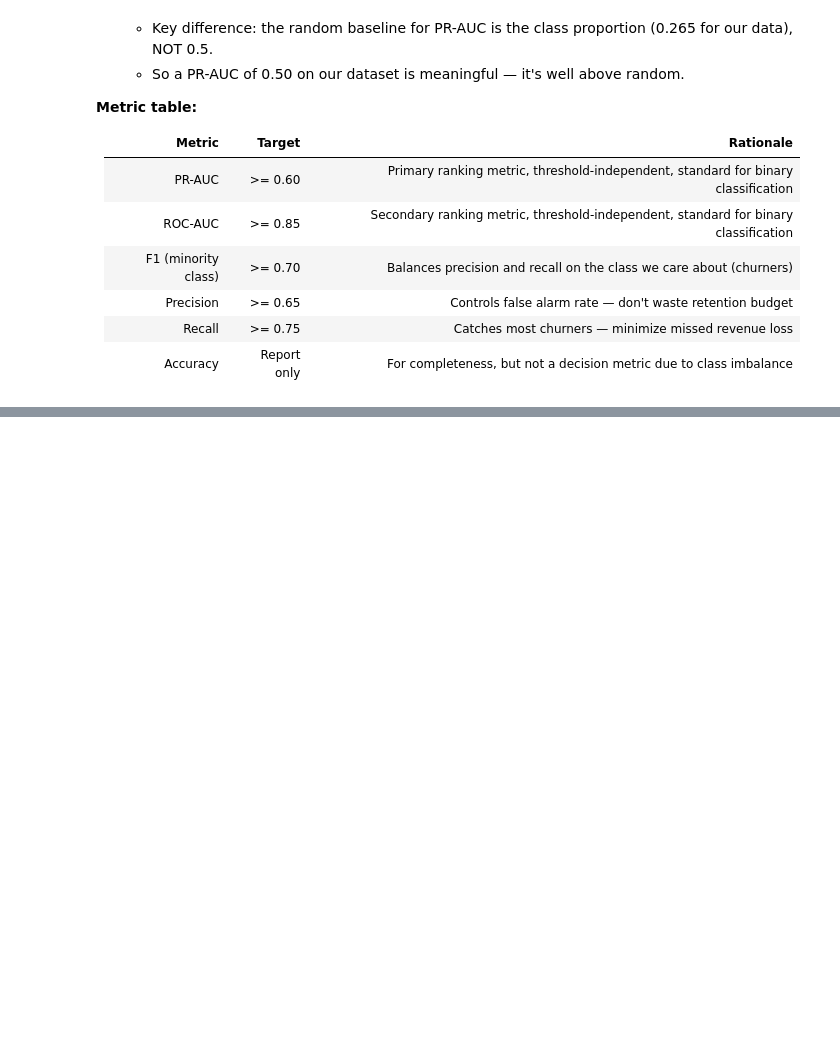
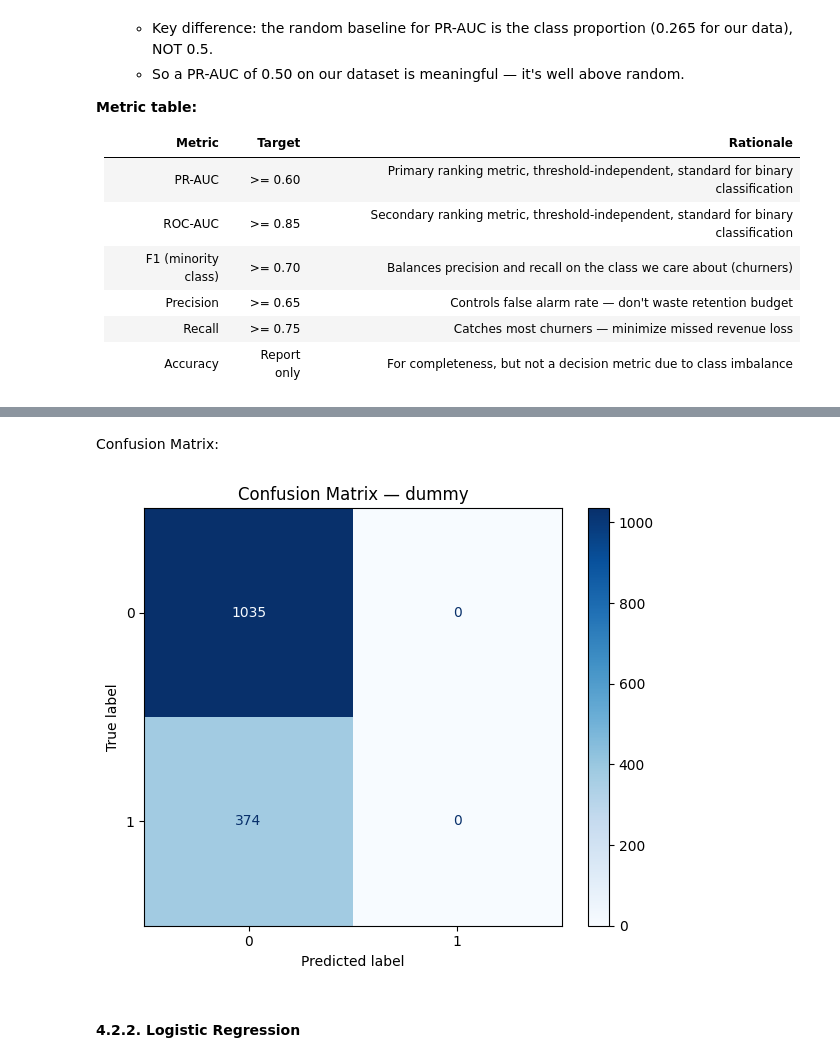
Before and after one commit to thiagolcmelo/churn-prediction, a Jupyter notebook: notebooks/01_eda.ipynb, the cells around one changed output, grey strips where cells are left out. Saved outputs shown, nothing was run; the diff lists cells and outputs as text; code cells hidden in the pictures; blank space fills up the shorter version.

Commit message:
[stage 1] Metrics and Baseline exploration

```diff
--- a/notebooks/01_eda.ipynb
+++ b/notebooks/01_eda.ipynb
@@ -569,0 +671,14 @@ From these four numbers, all classification metrics are derived:
+# %%
+raw_data_filename = "../data/raw/WA_Fn-UseC_-Telco-Customer-Churn.csv"
+X_train, X_test, y_train, y_test = load_and_split(raw_data_filename)
+preprocessor = build_preprocessor()
+
+dummy_pipe = Pipeline([
+    ("preprocessor", preprocessor),
+    ("classifier", DummyClassifier(strategy="most_frequent")),
+])
+dummy_pipe.fit(X_train, y_train)
+metrics = evaluate_model(dummy_pipe, X_test, y_test)
+
+logger.info(f"Dummy — Accuracy: {metrics['accuracy']:.3f}, "
+            f"F1: {metrics['f1']:.3f}")
@@ -569,0 +689,15 @@ From these four numbers, all classification metrics are derived:
+# %% [markdown]
+Confusion Matrix:
+# %%
+fig, ax = plt.subplots(figsize=(6, 5))
+ConfusionMatrixDisplay.from_estimator(dummy_pipe, X_test, y_test,
+                                      ax=ax, cmap="Blues")
+ax.set_title(f"Confusion Matrix — dummy")
+
+plt.tight_layout()
+plt.savefig(f"../docs/figures/cm_dummy.png", dpi=150)
+plt.show()
+# %% [output]
+[figure, added]
+# %% [markdown]
+#### 4.2.2. Logistic Regression
```
Also changed, not shown: parts of 20 cells of this notebook, 4 other files.
